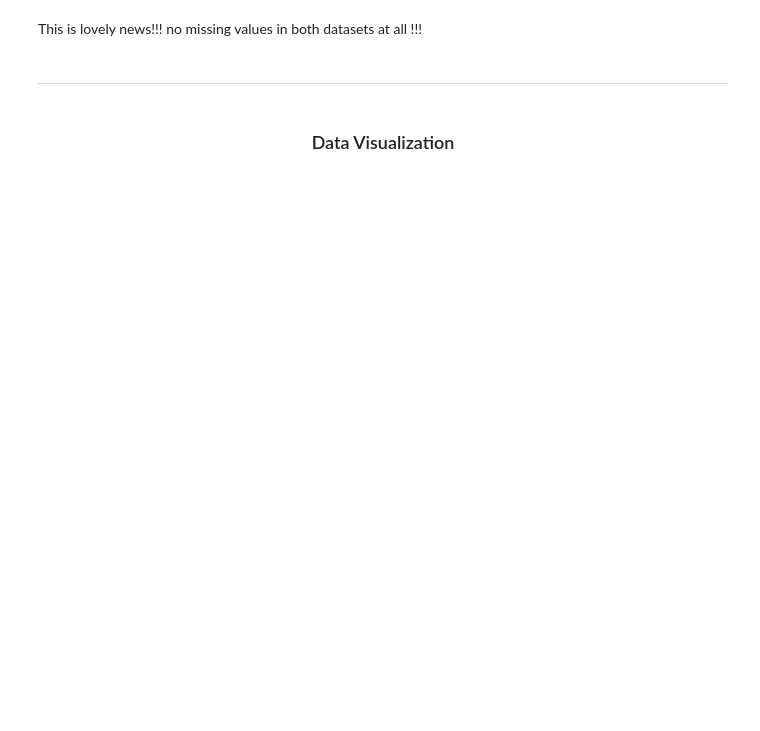
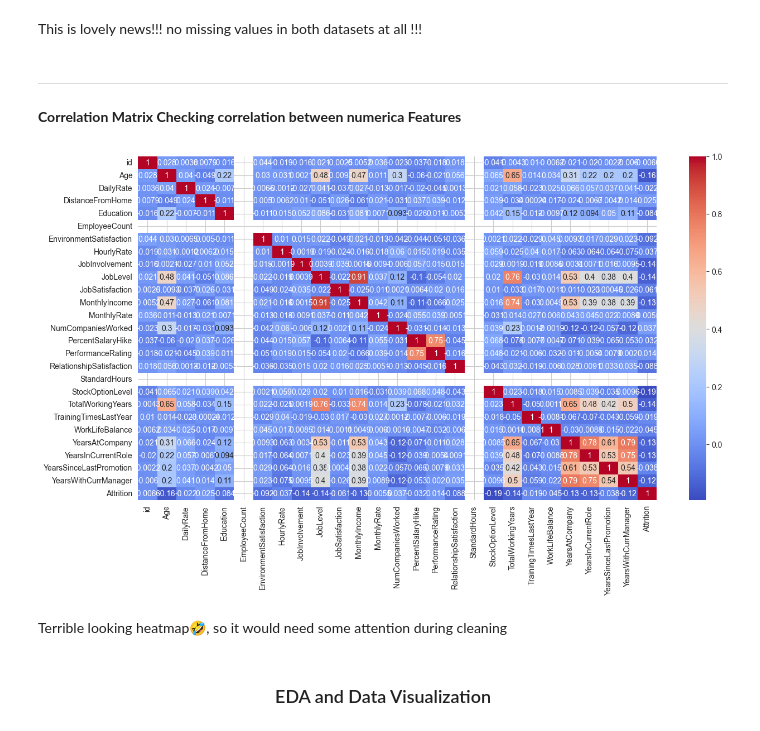
Before and after one commit to Voidblocker/Bluechip-Summit-Employee-Attrition-Prediction, a Jupyter notebook: Employee Attrition Prediction.ipynb, the cells around one changed output. Drawn from its saved outputs; the diff is of its cells as text; code cells hidden in the pictures; blank space fills up the shorter version.

```diff
--- a/Employee Attrition Prediction.ipynb
+++ b/Employee Attrition Prediction.ipynb
@@ -14,9 +14,23 @@ How can we leverage data and AI to predict employee attribution, enabling organi
 ### Neccessary libraries
 
 import pandas as pd
+import numpy as np
+
+## Visualization dependencies
+import seaborn as sb
+import matplotlib.pyplot as plt
+
+### Custom Plot settings
+plt.rcParams['figure.figsize'] = (15, 8)
+sb.set_style('whitegrid')
 
 # setting pandas to display all columns
 pd.set_option('display.max_columns', None)
+
+
+## Handling warnings
+import warnings
+warnings.filterwarnings('ignore')   ### ignoring possible future warnings
 # %%
 # Train data
 train_data = pd.read_csv("data/train.csv")
@@ -120,5 +179,14 @@ get_overview(test_data)
 This is lovely news!!! no missing values in both datasets at all !!!
 # %% [markdown]
 ---
-# %% [markdown]
-### <div style="text-align:center">Data Visualization</div>
+# %% [markdown]
+**Correlation Matrix Checking correlation between numerica Features**
+# %%
+plt.figure(figsize=(15,8))
+sb.heatmap(train_data.select_dtypes('int64').corr(),annot=True, cmap='coolwarm');
+# %% [output]
+[figure, added]
+# %% [markdown]
+Terrible looking heatmap🤣, so it would need some attention during cleaning
+# %% [markdown]
+### <div style="text-align:center">EDA and Data Visualization</div>
```
Also changed, not shown: parts of 310 cells of this notebook, 1 other file.
